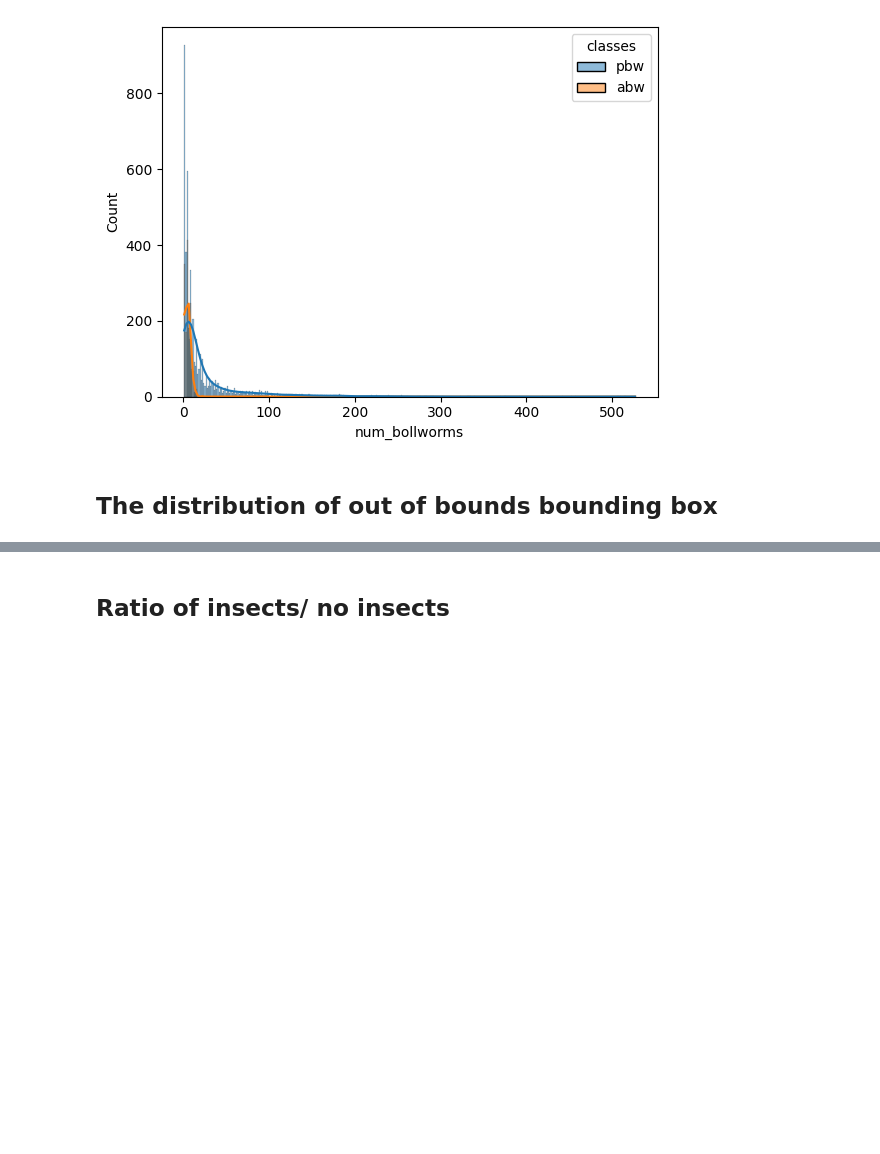
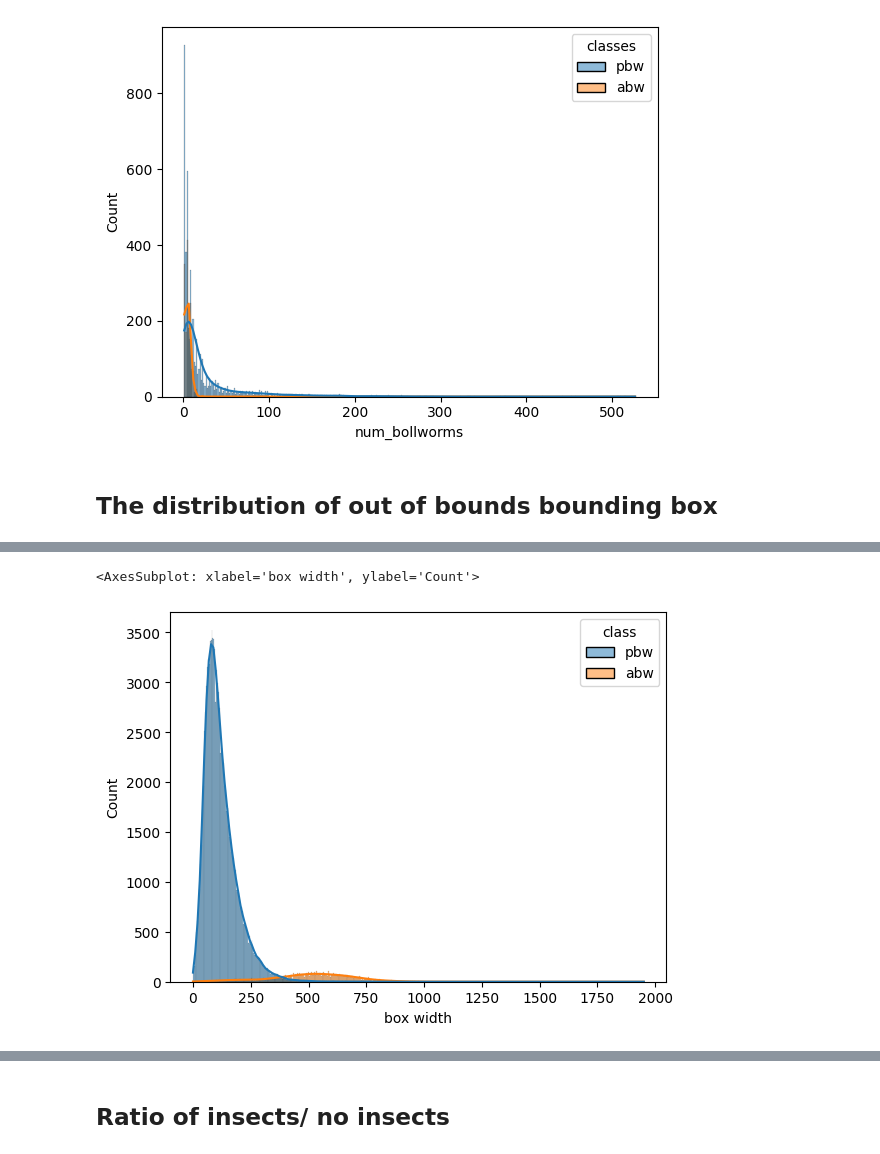
Before and after one commit to ArnolFokam/bollworm-counting-challenge, a Jupyter notebook: notebooks/dae.ipynb, the cells around one changed output, grey strips where cells are left out. Drawn from its saved outputs; the diff is of its cells as text; code cells hidden in the pictures; blank space fills up the shorter version.

```diff
--- a/notebooks/dae.ipynb
+++ b/notebooks/dae.ipynb
@@ -167,0 +215,8 @@ Out bonds 19
+# %%
+sns.histplot(data={
+    "box width": [item[-1] for item in box_widths],
+    "class": [item[1] for item in box_widths],
+    }, x="box width", hue="class", kde=True)
+# %% [output]
+<AxesSubplot: xlabel='box width', ylabel='Count'>
+[figure, added]
```
Also changed, not shown: parts of 14 cells of this notebook.
